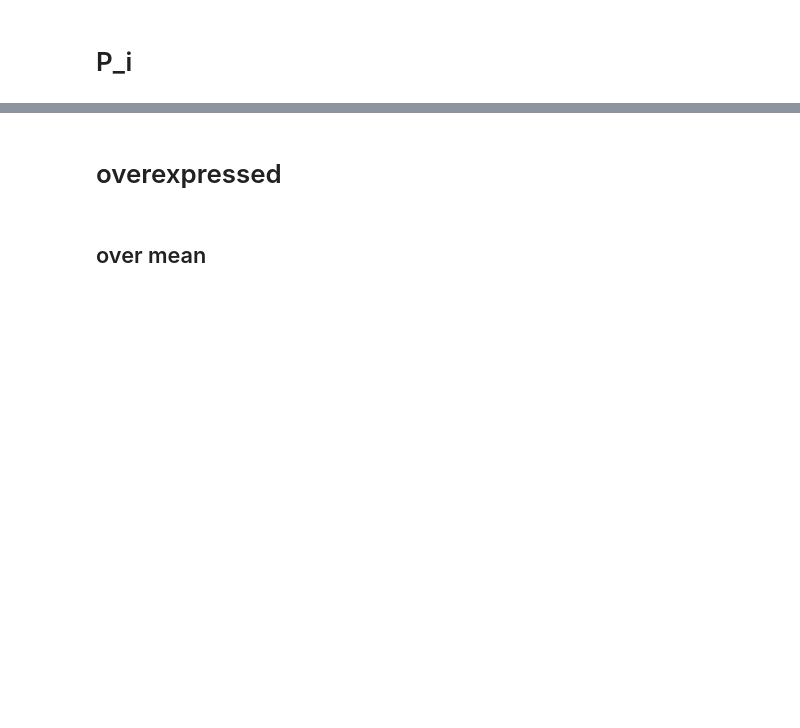
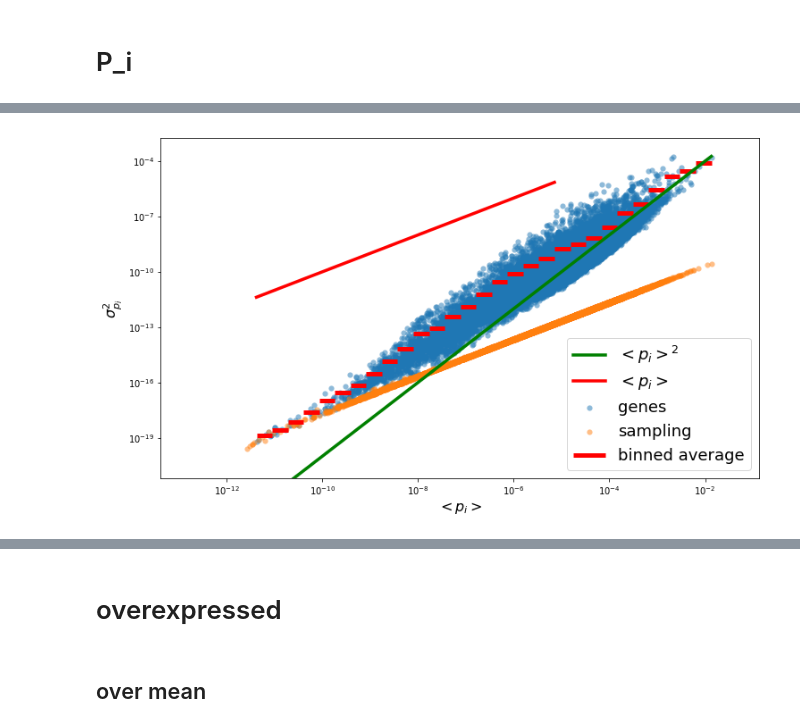
Before and after one commit to fvalle1/master_thesis, a Jupyter notebook: Table_Analyzer.ipynb, the cells around one changed output, grey strips where cells are left out. Drawn from its saved outputs; the diff is of its cells as text; code cells hidden in the pictures; blank space fills up the shorter version.

```diff
--- a/Table_Analyzer.ipynb
+++ b/Table_Analyzer.ipynb
@@ -323,36 +405,52 @@ len(query_g)
 # %%
 N = df.loc[query_g,:].sum(axis=0)
+# %%
+df_null.index=df.index
+N_null = df_null.loc[query_g,:].sum(axis=0)
 # %%
 df_p = df.loc[query_g,:].div(N.values, axis=1)
+# %%
+df_p_null = df_null.loc[query_g,:].div(N_null.values, axis=1)
 # %%
 means = df_p.apply(np.average, axis=1).values
 variances = df_p.apply(np.var, axis=1).values
 o = df_p.apply(lambda x: float(len(np.nonzero(x)[0]))/len(x),axis=1).values
+# %%
+means_null = df_p_null.apply(np.average, axis=1).values
+variances_null = df_p_null.apply(np.var, axis=1).values
+o_null = df_p_null.apply(lambda x: float(len(np.nonzero(x)[0]))/len(x),axis=1).values
 # %%
 x = means
 y = variances
 log_bins_for_x = np.logspace(np.log10(x[x.nonzero()].min()),np.log10(x[x.nonzero()].max()), dtype=float,num=30)
+# %%
+x_null = means_null
+y_null = variances_null
+log_bins_for_x_null = np.logspace(np.log10(x_null[x_null.nonzero()].min()),np.log10(x_null[x_null.nonzero()].max()), dtype=float,num=30)
 # %%
 fig=plt.figure(figsize=(12,7))
 
 plt.scatter(x, y, label = 'genes', marker='o', alpha=0.5, linewidths=0.1)
+plt.scatter(x_null, y_null, label = 'sampling', marker='o', alpha=0.5, linewidths=0.1)
 
 bin_means, bin_edges, binnumber = stats.binned_statistic(x, y, statistic='mean', bins=log_bins_for_x)
 bin_centres = (bin_edges[:-1]+bin_edges[1:])/2
 plt.hlines(bin_means, bin_edges[:-1], bin_edges[1:], colors='r', lw=5, label='binned average')
 
 plt.plot(log_bins_for_x[-40:],np.power(log_bins_for_x[-40:],2), 'g-', lw=3.5, label='$<p_i>^2$')
 plt.plot(log_bins_for_x[:20],log_bins_for_x[:20], 'r-', lw=3.5, label='$<p_i>$')
 
 plt.xlabel("$<p_i>$", fontsize=16)
 plt.ylabel("$\sigma^2_{p_i}$", fontsize=16)
 plt.legend(fontsize=18)
 plt.xscale('log')
 plt.yscale('log')
 plt.xlim(x[x.nonzero()].min()/100,np.power(10,np.log10(x.max())+1))
 plt.ylim((y[y.nonzero()].min()/100,np.power(10,np.log10(y.max())+1)))
 plt.show()
 fig.savefig("varmean_pi_3sigma.png")
+# %% [output]
+[figure, added]
 # %%
 b = variances/means
 pred_o = 1 - 1./nfiles*np.nansum(np.power((1+N.values.reshape(3634,1)*b.reshape(1,len(query_g))),-means*means/variances),axis=0)
```
Also changed, not shown: parts of 26 cells of this notebook, 10 other files.
